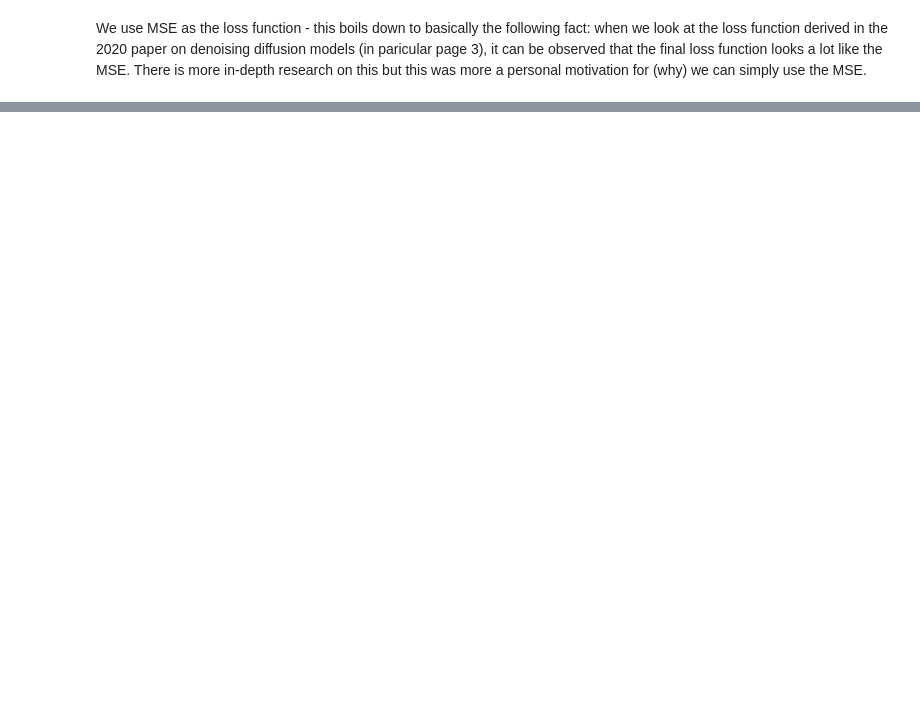
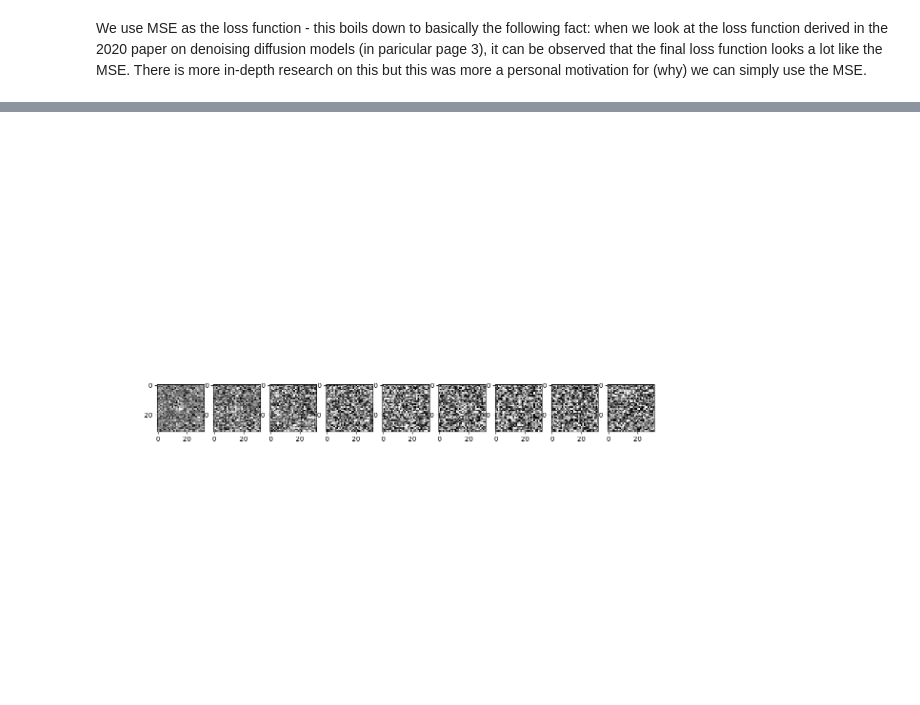
Before and after one commit to pyrysj/diffusion-models-prioject, a Jupyter notebook: base-model-notebook.ipynb, the cells around one changed output, grey strips where cells are left out. Drawn from its saved outputs; the diff is of its cells as text; code cells hidden in the pictures; blank space fills up the shorter version.

```diff
--- a/base-model-notebook.ipynb
+++ b/base-model-notebook.ipynb
@@ -492,0 +545,52 @@ KeyboardInterrupt:
+# %%
+@torch.no_grad()
+def sample_timestep(x_t,t):
+    "Code for computing a single timestep of the denoising part of the diffusion model."
+    "Inputs:"
+    "x_t: image"
+    "t: timestep"
+    calc_alpha_bar = lambda k: np.prod(a[:k])
+    alpha_bar_t = torch.tensor(calc_alpha_bar(t),dtype=torch.float32).to(device)
+    beta_t = torch.tensor(b,dtype=torch.float32).to(device)
+    alpha_t = torch.from_numpy(a)
+
+    if t > 1:
+        z = torch.normal(0,1,(1,32,32)).to(device)
+        # used for calculating sigma, we dont need this otherwise.
+        alpha_bar_t1 = torch.tensor(calc_alpha_bar(t-1),dtype=torch.float32).to(device)
+        alpha_ratio = torch.div(alpha_bar_t1,alpha_bar_t)
+        sigma_t = torch.sqrt(torch.mul(beta_t[t],alpha_ratio))
+    else:
+        z=0
+        sigma_t = 0
+
+    img = model(x_t, torch.tensor([t]).to(device))
+    a_t_sqrt_inv = 1/torch.sqrt(alpha_t[t])
+
+    a_norm = torch.div(1-alpha_t[t].type(torch.FloatTensor),torch.sqrt(1-alpha_bar_t).type(torch.FloatTensor))
+    x_t = a_t_sqrt_inv*(x_t-a_norm*img)+sigma_t*z
+    img = torch.clamp(x_t, -1.0, 1.0)
+
+    return img
+
+@torch.no_grad()
+def sample():
+    model.eval()
+
+    plt.figure(figsize=(15,15))
+    plt.axis('off')
+    num_images = 10
+    stepsize = int(T/num_images)
+
+    x_t = torch.normal(0,1,(1,1,32,32)).to(device)
+    for t in range(T-1,0,-1):
+        x_t = sample_timestep(x_t,t)
+
+        if t % stepsize == 0:
+            plt.subplot(1, num_images, int(t/stepsize)+1)
+            plt.imshow(x_t.cpu().squeeze(),cmap="grey")
+    plt.show()
+
+sample()
+# %% [output]
+[figure, added]
```
Also changed, not shown: parts of 15 cells of this notebook.
